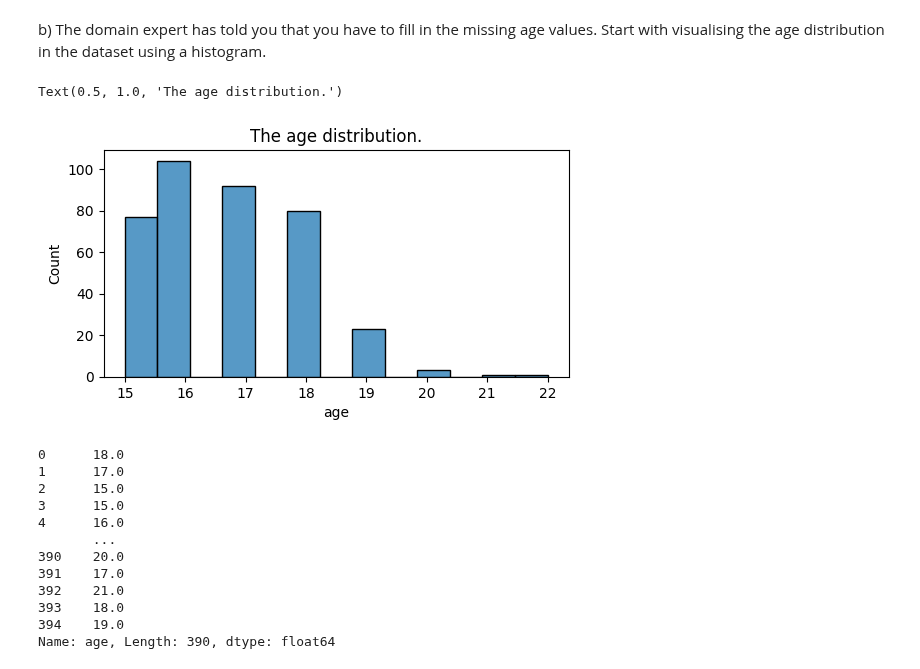
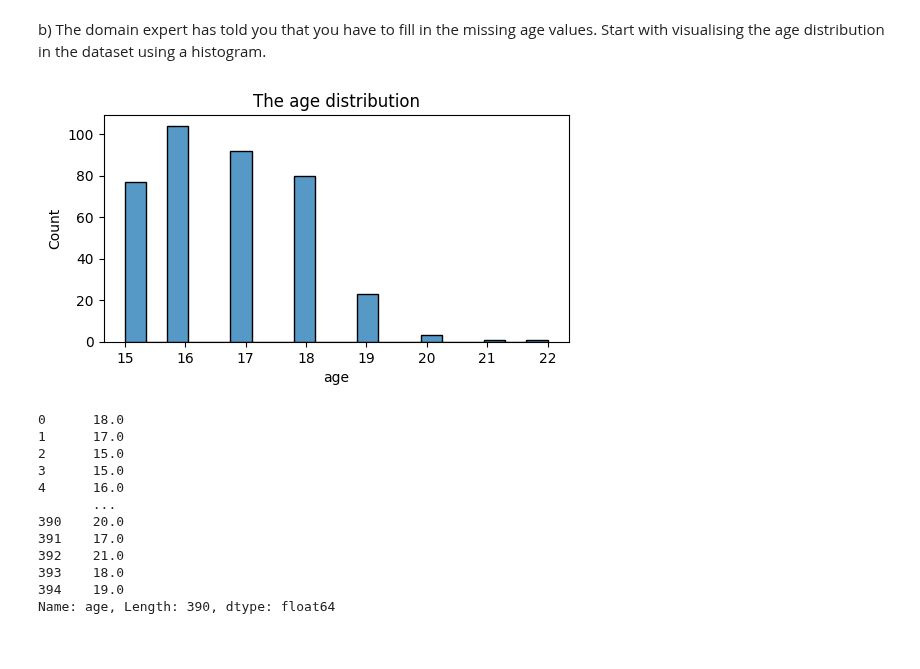
Before and after one commit to yuna-liu/Databehandling-Yuna-Liu, a Jupyter notebook: Exercises/E01_missing_aggregation/E01_missing_aggregation.ipynb, the cells around one changed output. Saved outputs shown, nothing was run; the diff lists cells and outputs as text; code cells hidden in the pictures.

```diff
--- a/Exercises/E01_missing_aggregation/E01_missing_aggregation.ipynb
+++ b/Exercises/E01_missing_aggregation/E01_missing_aggregation.ipynb
@@ -369,10 +369,9 @@ barplot_missing_data(df_remove_missings_pairwise)
 b) The domain expert has told you that you have to fill in the missing age values. Start with visualising the age distribution in the dataset using a histogram.
 # %%
 fig, ax = plt.subplots(dpi=100, figsize=(6,3))
-sns.histplot(data=df_remove_missings_pairwise["age"]).set_title("The age distribution.")
+sns.histplot(data=df_remove_missings_pairwise["age"], bins=20).set_title("The age distribution");
 # %% [output]
-Text(0.5, 1.0, 'The age distribution.')
-[figure, old version]
+[figure, new version]
 # %%
 df_remove_missings_pairwise["age"]
 # %% [output]
```
Also changed, not shown: parts of 6 cells of this notebook, 2 other files.
